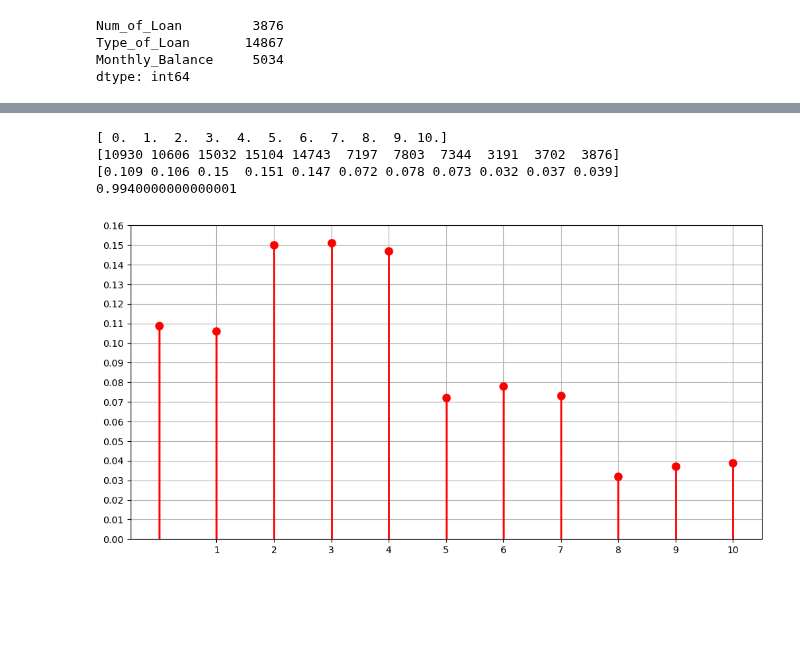
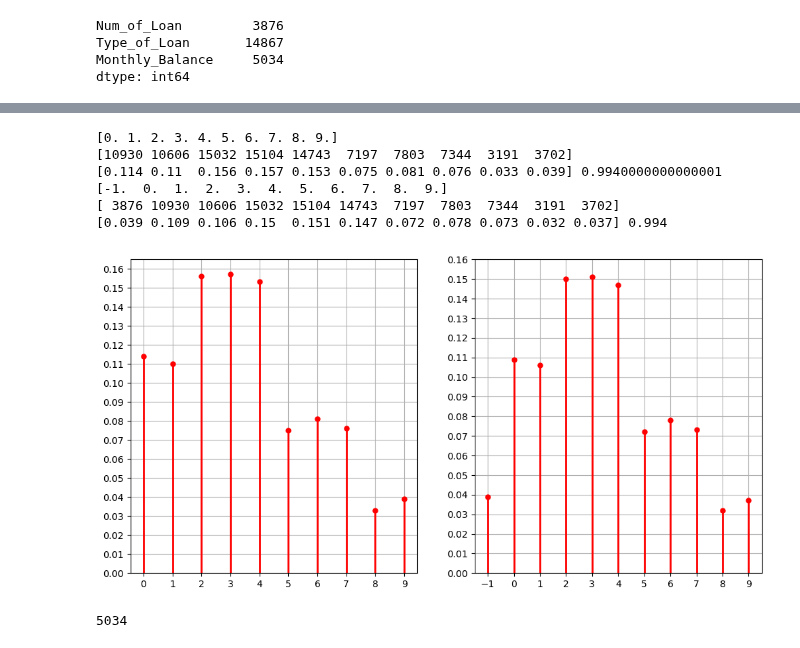
Before and after one commit to Ghukii/TMP-4sem-, a Jupyter notebook: Задание_6/Задание_6_13.ipynb, the cells around one changed output, grey strips where cells are left out. Drawn from its saved outputs; the diff is of its cells as text; code cells hidden in the pictures; blank space fills up the shorter version.

```diff
--- a/Задание_6/Задание_6_13.ipynb
+++ b/Задание_6/Задание_6_13.ipynb
@@ -335,6 +339,10 @@ Type_of_Loan       14867
 Monthly_Balance     5034
 dtype: int64
 # %%
-NoL_uniq, NoL_freq = np.unique(df['Num_of_Loan'], return_counts=True)
-list(zip(NoL_uniq, NoL_freq))
+NoL_uniq, NoL_freq = np.unique(NoL, return_counts=True)
+NoL_na_uniq, NoL_na_freq = np.unique(NoL_na, return_counts=True)
+# Заменим Nan на константу. Мода или медиана не подойдет т.к. мы просто создадим выброс
+# Мода точно не подходит т.к. признак не категориальный
+
+list(zip(NoL_uniq, NoL_freq)), list(zip(NoL_na_uniq, NoL_na_freq))
 # %% [output]
@@ -358,4 +366,5 @@ list(zip(NoL_uniq, NoL_freq))
 # %%
-NoL_epmf = (NoL_freq / len(df['Type_of_Loan'])).round(3)
-list(zip(NoL_uniq, NoL_epmf))
+NoL_epmf = (NoL_freq / len(NoL)).round(3)
+NoL_na_epmf = (NoL_na_freq / len(NoL_na)).round(3)
+list(zip(NoL_uniq, NoL_epmf)), list(zip(NoL_na_uniq, NoL_na_epmf))
 # %% [output]
@@ -379,24 +388,44 @@ list(zip(NoL_uniq, NoL_epmf))
 # %%
-NoL_uniq[(np.isnan(NoL_uniq))] = 10
-NoL_uniq = NoL_uniq[(NoL_uniq < 11)]
-NoL_freq = NoL_freq[:11]
-NoL_freq[-1] = 3876
-NoL_epmf = NoL_epmf[:11]
-NoL_epmf[-1] = 0.039
+NoL_uniq = NoL_uniq[:10]
+NoL_freq = NoL_freq[:10]
+NoL_epmf = NoL_epmf[:10]
+NoL_na_uniq = NoL_na_uniq[:11]
+NoL_na_freq = NoL_na_freq[:11]
+NoL_na_epmf = NoL_na_epmf[:11]
 print(NoL_uniq)
 print(NoL_freq)
 print(NoL_epmf, NoL_epmf.sum())
+print(NoL_na_uniq)
+print(NoL_na_freq)
+print(NoL_na_epmf, NoL_na_epmf.sum())
 # %% [output]
-[ 0.  1.  2.  3.  4.  5.  6.  7.  8.  9. 10.]
-[10930 10606 15032 15104 14743  7197  7803  7344  3191  3702  3876]
-[0.109 0.106 0.15  0.151 0.147 0.072 0.078 0.073 0.032 0.037 0.039] 0.9940000000000001
+[0. 1. 2. 3. 4. 5. 6. 7. 8. 9.]
+[10930 10606 15032 15104 14743  7197  7803  7344  3191  3702]
+[0.114 0.11  0.156 0.157 0.153 0.075 0.081 0.076 0.033 0.039] 0.9940000000000001
+[-1.  0.  1.  2.  3.  4.  5.  6.  7.  8.  9.]
+[ 3876 10930 10606 15032 15104 14743  7197  7803  7344  3191  3702]
+[0.039 0.109 0.106 0.15  0.151 0.147 0.072 0.078 0.073 0.032 0.037] 0.994
 # %%
 plt.figure(figsize=(12, 6))
-plt.plot(NoL_uniq, NoL_epmf, 'ro', ms=8, label='Эмпирическая функция вероятностей')
+
+plt.subplot(1, 2, 1)
+plt.plot(NoL_uniq, NoL_epmf, 'ro', ms=5, label='Эмпирическая функция вероятностей')
 plt.vlines(NoL_uniq, 0, NoL_epmf, colors='r', lw=2)
-plt.xticks(np.arange(1, 11, 1))
+plt.xticks(np.arange(0, 10, 1))
 plt.yticks(np.arange(0, 0.17, 0.01))
 plt.ylim(0)
 plt.grid()
+
+plt.subplot(1, 2, 2)
+plt.plot(NoL_na_uniq, NoL_na_epmf, 'ro', ms=5, label='Эмпирическая функция вероятностей')
+plt.vlines(NoL_na_uniq, 0, NoL_na_epmf, colors='r', lw=2)
+plt.xticks(np.arange(-1, 10, 1))
+plt.yticks(np.arange(0, 0.17, 0.01))
+plt.ylim(0)
+plt.grid()
 # %% [output]
-[figure, old version]
+[figure, new version]
+# %%
+df['Monthly_Balance'].isna().sum()
+# %% [output]
+5034
```
Also changed, not shown: parts of 6 cells of this notebook.
